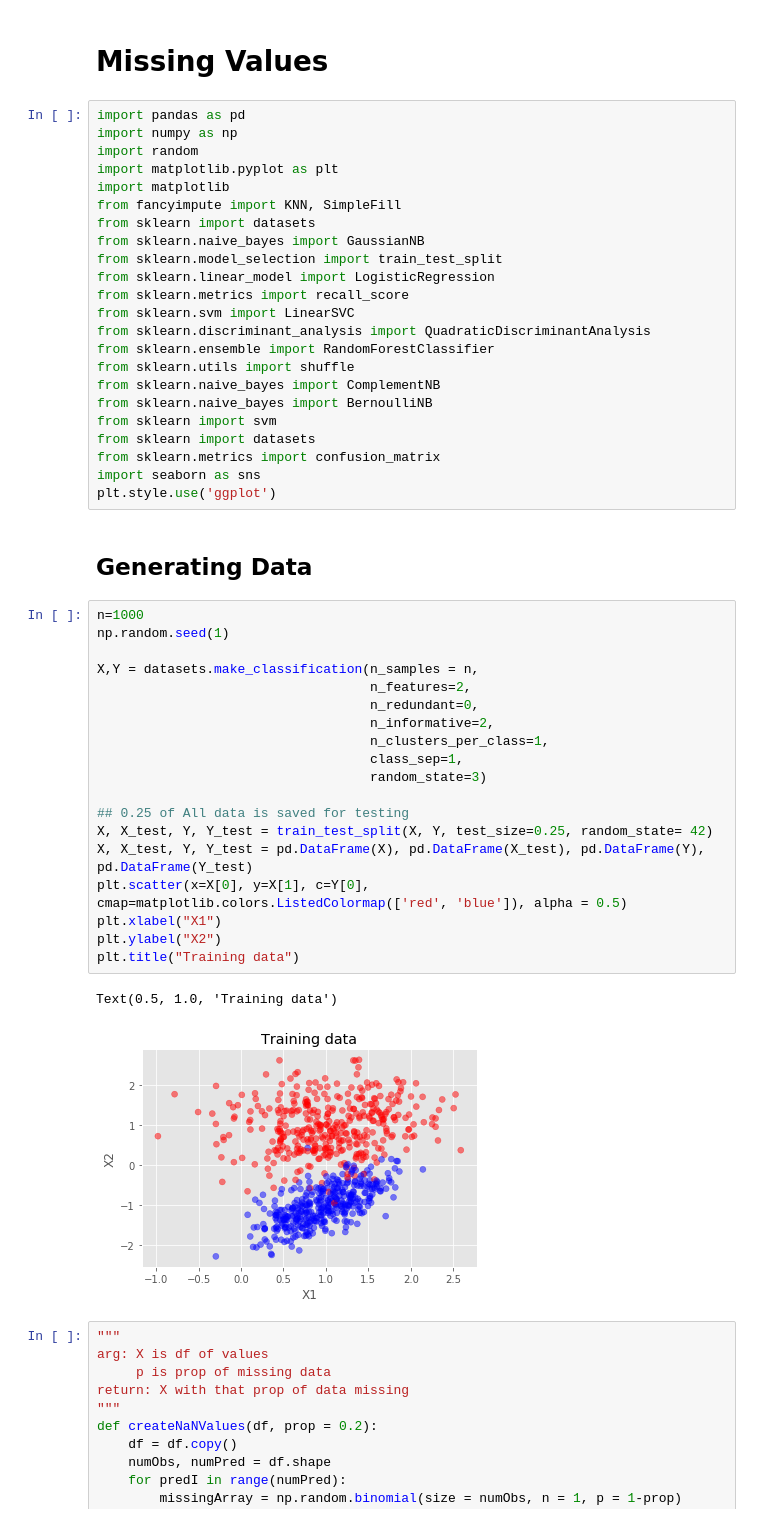
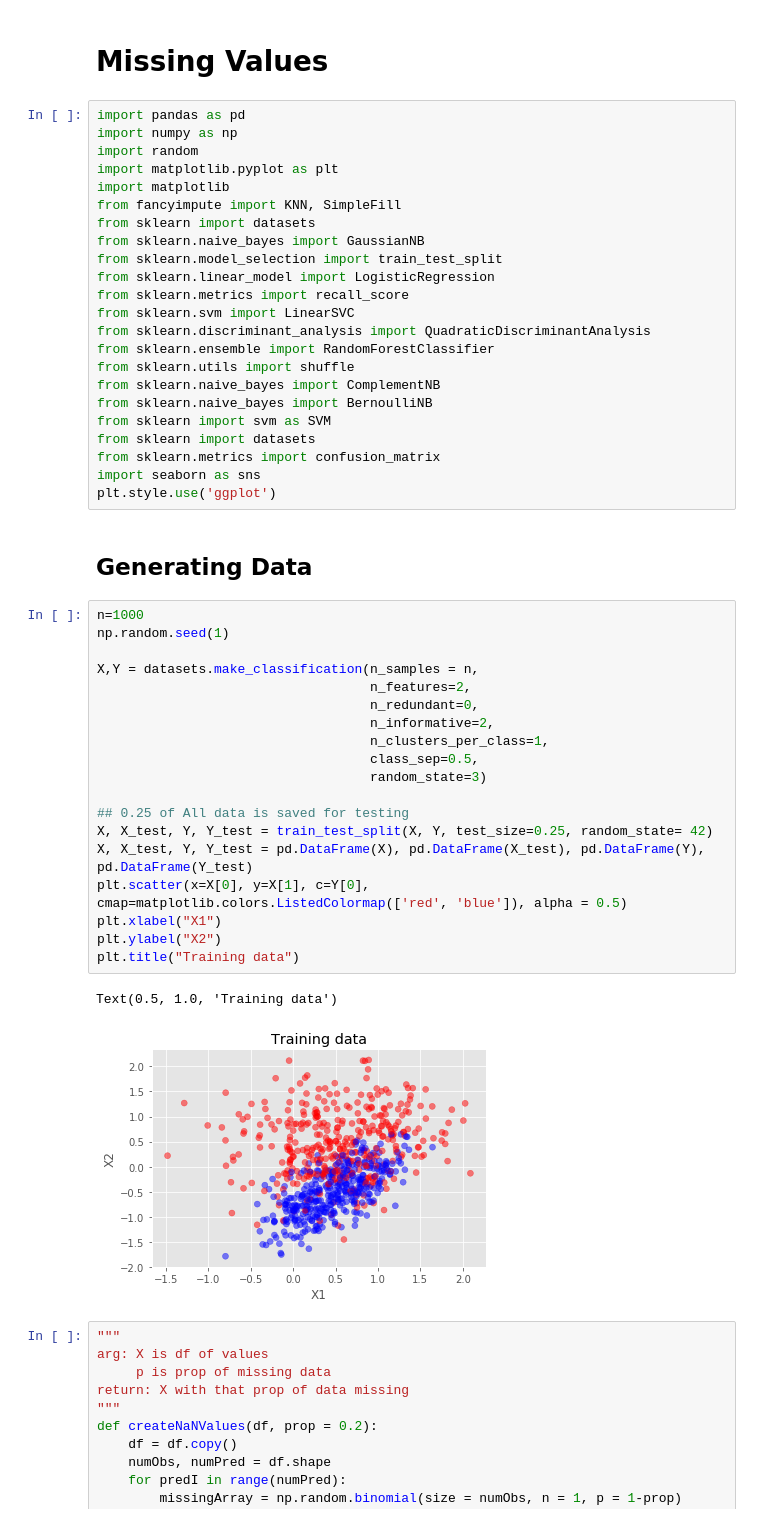
Before and after one commit to areichel90/DS5220-NaiveBayes, a Jupyter notebook: Missing_Values.ipynb, the cells around one changed output. Drawn from its saved outputs; the diff is of its cells as text.

```diff
--- a/Missing_Values.ipynb
+++ b/Missing_Values.ipynb
@@ -18,7 +18,7 @@ from sklearn.ensemble import RandomForestClassifier
 from sklearn.utils import shuffle
 from sklearn.naive_bayes import ComplementNB
 from sklearn.naive_bayes import BernoulliNB
-from sklearn import svm
+from sklearn import svm as SVM
 from sklearn import datasets
 from sklearn.metrics import confusion_matrix
 import seaborn as sns
@@ -28,25 +28,25 @@ plt.style.use('ggplot')
 # %%
 n=1000
 np.random.seed(1)
 
 X,Y = datasets.make_classification(n_samples = n,
                                    n_features=2,
                                    n_redundant=0,
                                    n_informative=2,
                                    n_clusters_per_class=1,
-                                   class_sep=1,
+                                   class_sep=0.5,
                                    random_state=3)
 
 ## 0.25 of All data is saved for testing
 X, X_test, Y, Y_test = train_test_split(X, Y, test_size=0.25, random_state= 42)
 X, X_test, Y, Y_test = pd.DataFrame(X), pd.DataFrame(X_test), pd.DataFrame(Y), pd.DataFrame(Y_test)
 plt.scatter(x=X[0], y=X[1], c=Y[0], cmap=matplotlib.colors.ListedColormap(['red', 'blue']), alpha = 0.5)
 plt.xlabel("X1")
 plt.ylabel("X2")
 plt.title("Training data")
 # %% [output]
 Text(0.5, 1.0, 'Training data')
-[figure, old version]
+[figure, new version]
 # %%
 """
 arg: X is df of values
```
Also changed, not shown: parts of 30 cells of this notebook.
